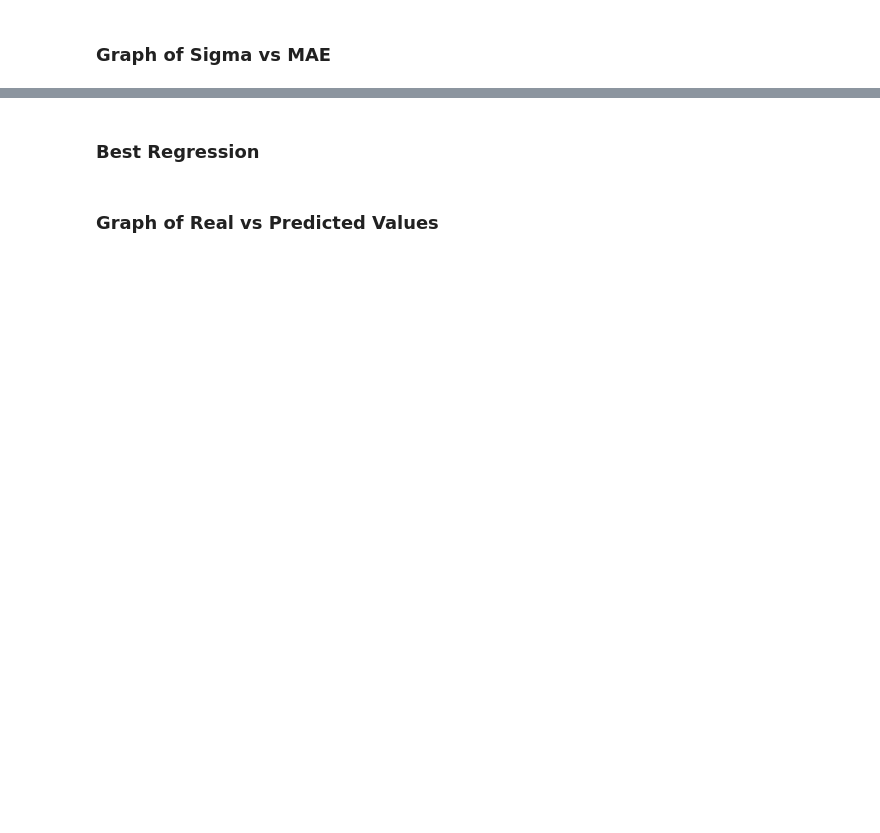
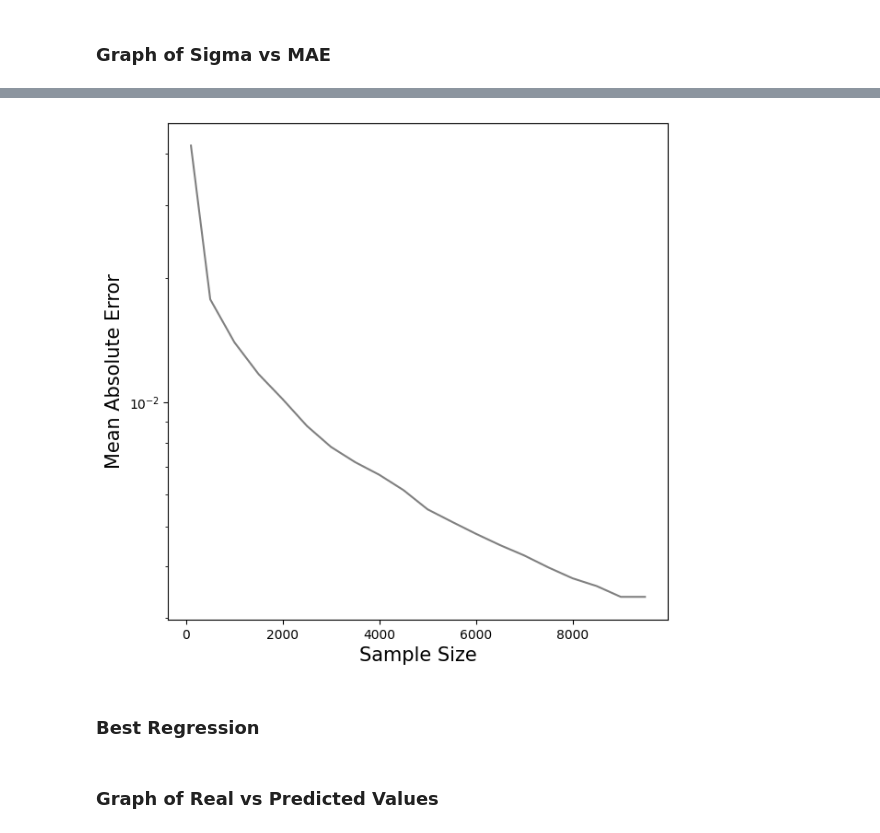
Before and after one commit to panthibivek/Generative-Adversarial-Network-for-Improving-Sampling-of-Molecular-Trajectories, a Jupyter notebook: regression.ipynb, the cells around one changed output, grey strips where cells are left out. Saved outputs shown, nothing was run; the diff lists cells and outputs as text; code cells hidden in the pictures; blank space fills up the shorter version.

```diff
--- a/regression.ipynb
+++ b/regression.ipynb
@@ -89,3 +90,23 @@ fig1.savefig('sigma_vs_MAE.png', dpi = 300)
+# %%
+training_sample_sizes = [100] + [int(i) for i in range(500, 10000, 500)]
+lambda_ = 1e-8
+mean_abs_errors_list = []
+for sample_size in training_sample_sizes:
+    temp_alpha = regression(X_train[:sample_size], y_train[:sample_size], argmax_sigma, lambda_)
+    Y_predicted = prediction(X_train[:sample_size], X_test, argmax_sigma, temp_alpha)
+    mean_abs_e = np.mean(np.abs(Y_predicted - y_test))
+    mean_abs_errors_list.append(mean_abs_e)
+# %%
+plt.figure(figsize=(7,7))
+plt.plot(training_sample_sizes, mean_abs_errors_list, c="gray")
+plt.xlabel('Sample Size', fontsize=15)
+plt.ylabel('Mean Absolute Error', fontsize=15)
+plt.yscale('log')
+fig2 = plt.gcf()
+plt.show()
+fig2.savefig('sampleSize_vs_MAE.png', dpi = 300)
+# %% [output]
+[figure, added]
 # %% [markdown]
 ### Best Regression
 # %%
```
Also changed, not shown: parts of 11 cells of this notebook, 1 other file.
